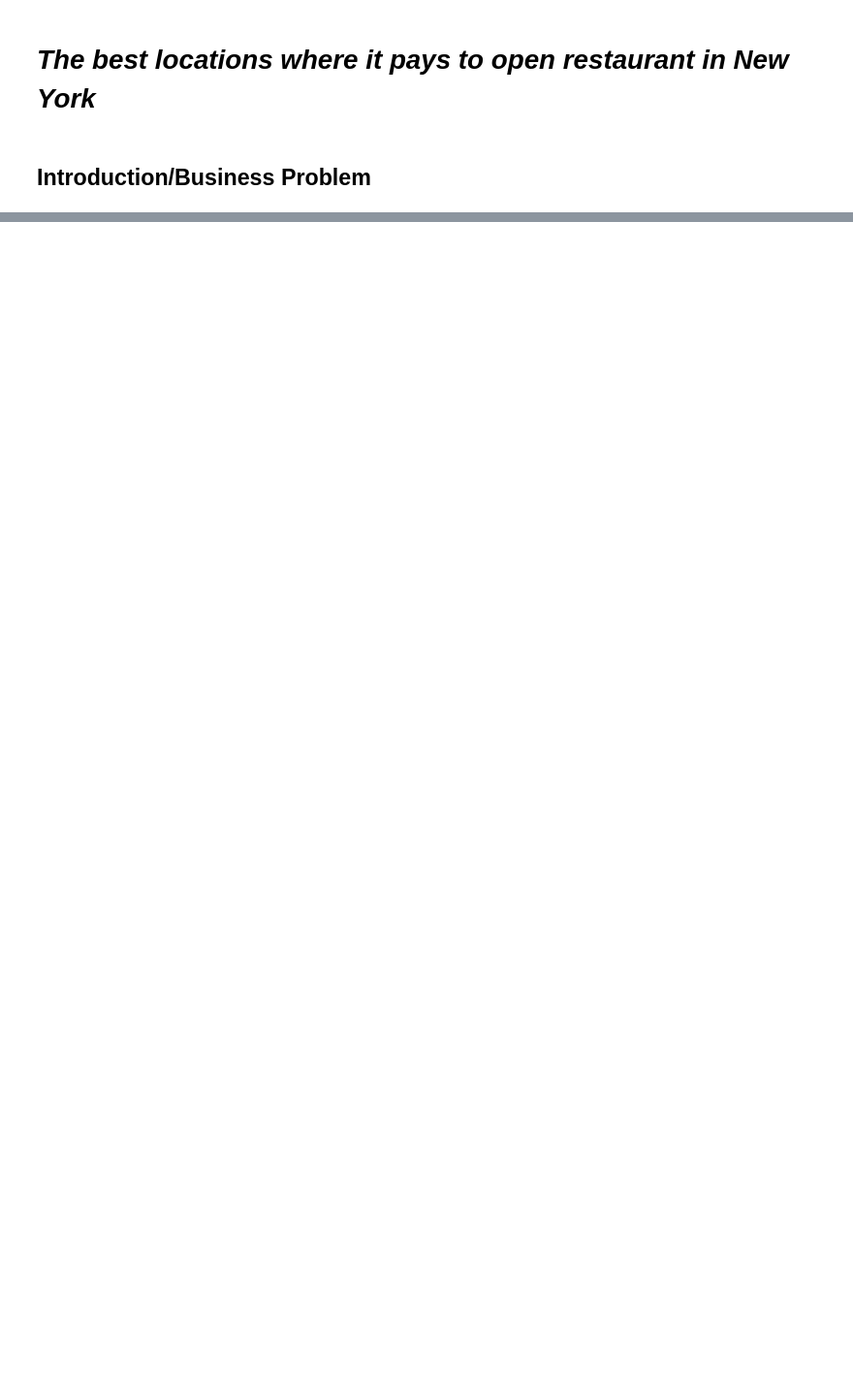
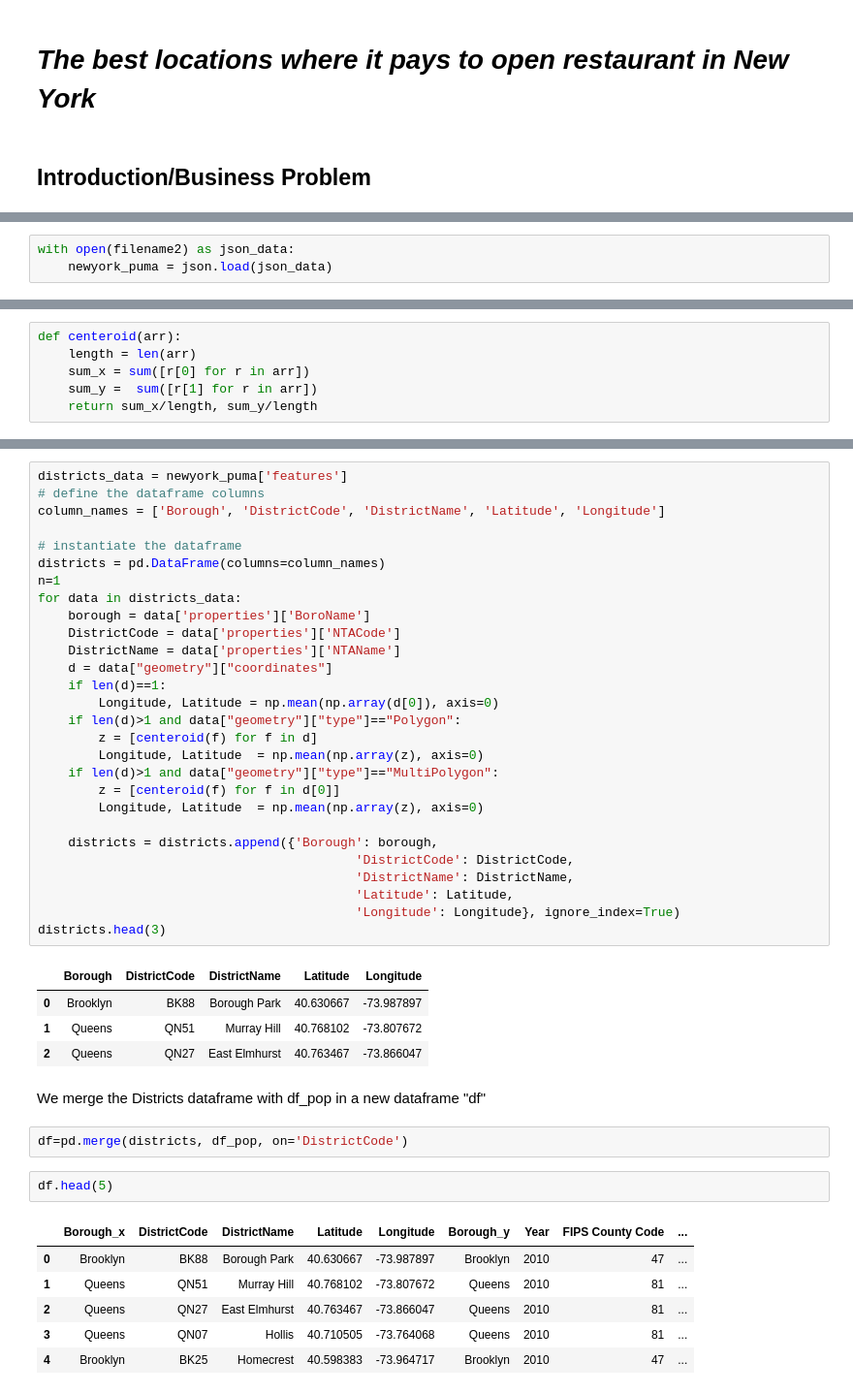
Before and after one commit to AhmcyrCourse/Coursera_Capstone, a Jupyter notebook: Report.ipynb, the cells around one changed output, grey strips where cells are left out. Shown at 97% size. Drawn from its saved outputs; the diff is of its cells as text; blank space fills up the shorter version.

```diff
--- a/Report.ipynb
+++ b/Report.ipynb
@@ -35,0 +94,3 @@ The best locations are those where there is no or few restaurants, close to subw
+# %%
+with open(filename2) as json_data:
+    newyork_puma = json.load(json_data)
@@ -35,0 +101,6 @@ The best locations are those where there is no or few restaurants, close to subw
+# %%
+def centeroid(arr):
+    length = len(arr)
+    sum_x = sum([r[0] for r in arr])
+    sum_y =  sum([r[1] for r in arr])
+    return sum_x/length, sum_y/length
@@ -35,0 +113,46 @@ The best locations are those where there is no or few restaurants, close to subw
+# %%
+districts_data = newyork_puma['features']
+# define the dataframe columns
+column_names = ['Borough', 'DistrictCode', 'DistrictName', 'Latitude', 'Longitude']
+
+# instantiate the dataframe
+districts = pd.DataFrame(columns=column_names)
+n=1
+for data in districts_data:
+    borough = data['properties']['BoroName']
+    DistrictCode = data['properties']['NTACode']
+    DistrictName = data['properties']['NTAName']
+    d = data["geometry"]["coordinates"]
+    if len(d)==1:
+        Longitude, Latitude = np.mean(np.array(d[0]), axis=0)
+    if len(d)>1 and data["geometry"]["type"]=="Polygon":
+        z = [centeroid(f) for f in d]
+        Longitude, Latitude  = np.mean(np.array(z), axis=0)
+    if len(d)>1 and data["geometry"]["type"]=="MultiPolygon":
+        z = [centeroid(f) for f in d[0]]
+        Longitude, Latitude  = np.mean(np.array(z), axis=0)
+
+    districts = districts.append({'Borough': borough,
+                                          'DistrictCode': DistrictCode,
+                                          'DistrictName': DistrictName,
+                                          'Latitude': Latitude,
+                                          'Longitude': Longitude}, ignore_index=True)
+districts.head(3)
+# %% [output]
+|  | Borough | DistrictCode | DistrictName | Latitude | Longitude |
+| 0 | Brooklyn | BK88 | Borough Park | 40.630667 | -73.987897 |
+| 1 | Queens | QN51 | Murray Hill | 40.768102 | -73.807672 |
+| 2 | Queens | QN27 | East Elmhurst | 40.763467 | -73.866047 |
+# %% [markdown]
+We merge the Districts dataframe with df_pop in a new dataframe "df"
+# %%
+df=pd.merge(districts, df_pop, on='DistrictCode')
+# %%
+df.head(5)
+# %% [output]
+|  | Borough_x | DistrictCode | DistrictName | Latitude | Longitude | Borough_y | Year | FIPS County Code | ... |
+| 0 | Brooklyn | BK88 | Borough Park | 40.630667 | -73.987897 | Brooklyn | 2010 | 47 | ... |
+| 1 | Queens | QN51 | Murray Hill | 40.768102 | -73.807672 | Queens | 2010 | 81 | ... |
+| 2 | Queens | QN27 | East Elmhurst | 40.763467 | -73.866047 | Queens | 2010 | 81 | ... |
+| 3 | Queens | QN07 | Hollis | 40.710505 | -73.764068 | Queens | 2010 | 81 | ... |
+| 4 | Brooklyn | BK25 | Homecrest | 40.598383 | -73.964717 | Brooklyn | 2010 | 47 | ... |
```
Also changed, not shown: parts of 92 cells of this notebook, 2 other files.
